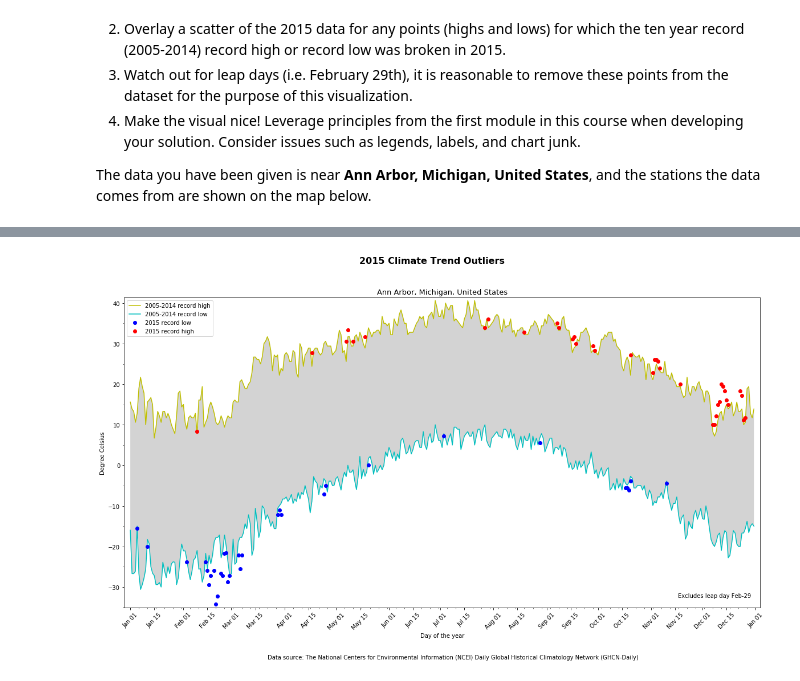
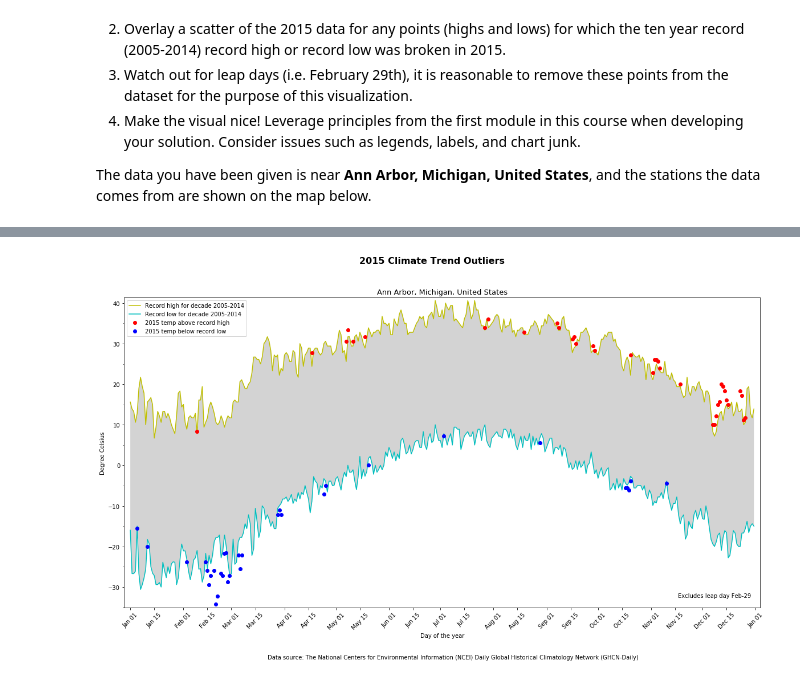
Before and after one commit to vmalkoti/Applied-Plotting-Charting-Data-Representation-in-Python, a Jupyter notebook: Assignment2.ipynb, the cells around one changed output, grey strips where cells are left out. Saved outputs shown, nothing was run; the diff lists cells and outputs as text; code cells hidden in the pictures.

```diff
--- a/Assignment2.ipynb
+++ b/Assignment2.ipynb
@@ -95,35 +95,35 @@ plt.figure(figsize=(20, 10))
 
 # format x-axis
 plt.gca().xaxis.set_major_formatter(mdates.DateFormatter('%b %d'))
 plt.gca().xaxis.set_major_locator(mdates.DayLocator(bymonthday=(1,15)))
 #plt.gca().xaxis.set_minor_locator(mdates.DayLocator(interval=5))
 
 # format y-axis
 plt.gca().yaxis.set_major_locator(ticker.MultipleLocator(10))
 plt.gca().yaxis.set_minor_locator(ticker.MultipleLocator(5))
 
 # plot 2005-2014 data
-plt.plot(numeric_days, ten_year_rec_highs, '-y', label='2005-2014 record high')  # color chosen to indicate warm temps
-plt.plot(numeric_days, ten_year_rec_lows, '-c', label='2005-2014 record low')   # color chosen to indicate cold temps
+plt.plot(numeric_days, ten_year_rec_highs, '-y', label='Record high for decade 2005-2014')  # color chosen to indicate warm temps
+plt.plot(numeric_days, ten_year_rec_lows, '-c', label='Record low for decade 2005-2014')   # color chosen to indicate cold temps
 
 # shade area between 2005-2014 record high and low
 plt.fill_between(numeric_days, ten_year_rec_lows, ten_year_rec_highs, facecolor='lightgray')
 
 # plot 2005 scatter points
-plt.plot(numeric_days_2015_min, mins_2015.tolist(), 'bo', label='2015 record low')  # color chosen to indicate colder temps
-plt.plot(numeric_days_2015_max, maxs_2015.tolist(), 'ro', label='2015 record high')  # color chosen to indicate warmer temps
+plt.plot(numeric_days_2015_max, maxs_2015.tolist(), 'ro', label='2015 temp above record high')  # color chosen to indicate warmer temps
+plt.plot(numeric_days_2015_min, mins_2015.tolist(), 'bo', label='2015 temp below record low')  # color chosen to indicate colder temps
 
 # plot options
 plt.margins(0.01)  # for padding
 plt.xticks(rotation=45)
 plt.legend(loc='upper left')
 plt.suptitle('2015 Climate Trend Outliers', fontsize=16, fontweight='bold')
 plt.title('Ann Arbor, Michigan, United States', fontsize=13)
 plt.ylabel('Degree Celsius')
 plt.xlabel('Day of the year')  # rubric specifies that axes must be labelled
 plt.gcf().text(x=0.8, y=0.15, s='Excludes leap day Feb-29')
 plt.gcf().text(x=0.3, y=0, s='Data source: The National Centers for Environmental Information (NCEI) Daily Global Historical Climatology Network (GHCN-Daily)')
 # show plot
 plt.show()
 # %% [output]
-[figure, old version]
+[figure, new version]
```
Also changed, not shown: 1 other file.
